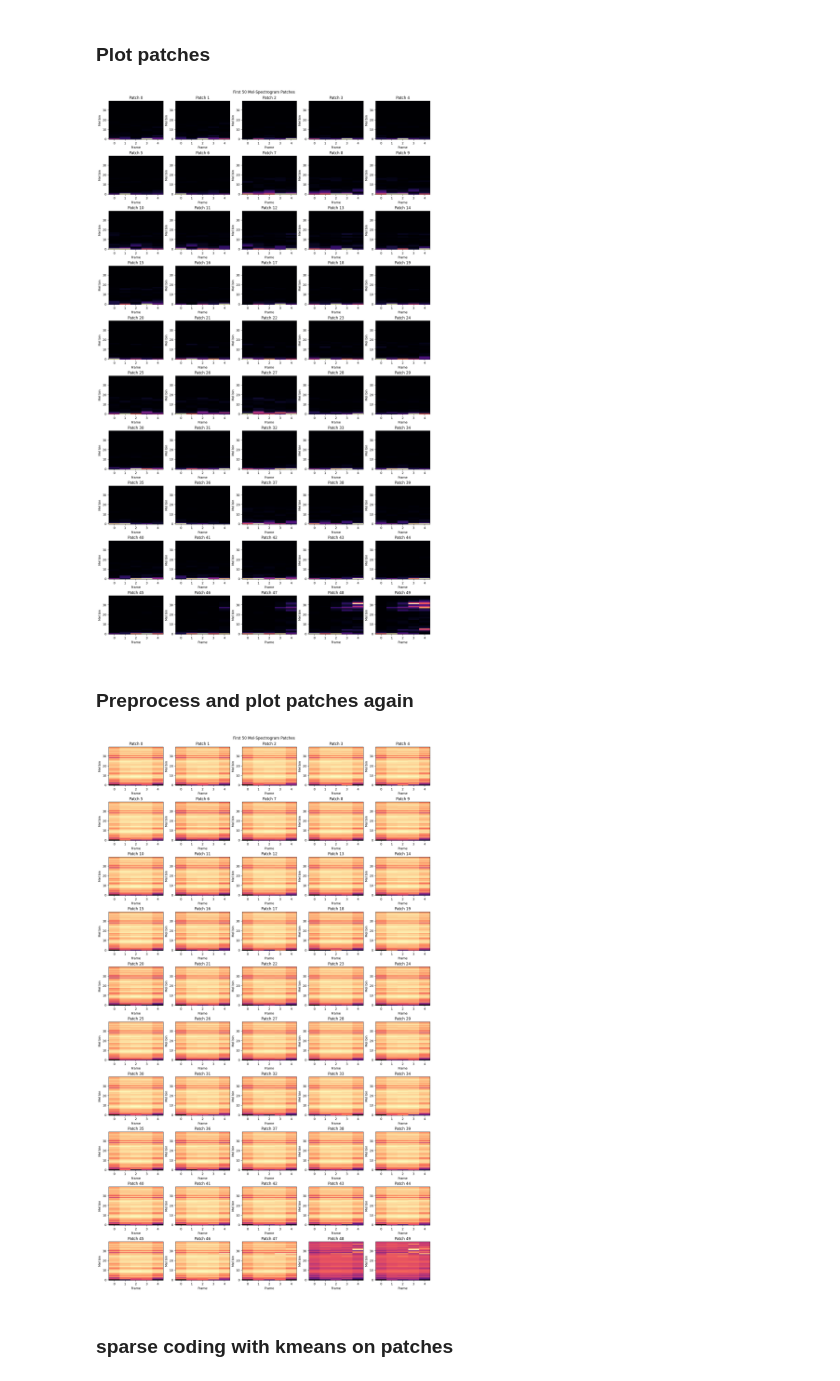
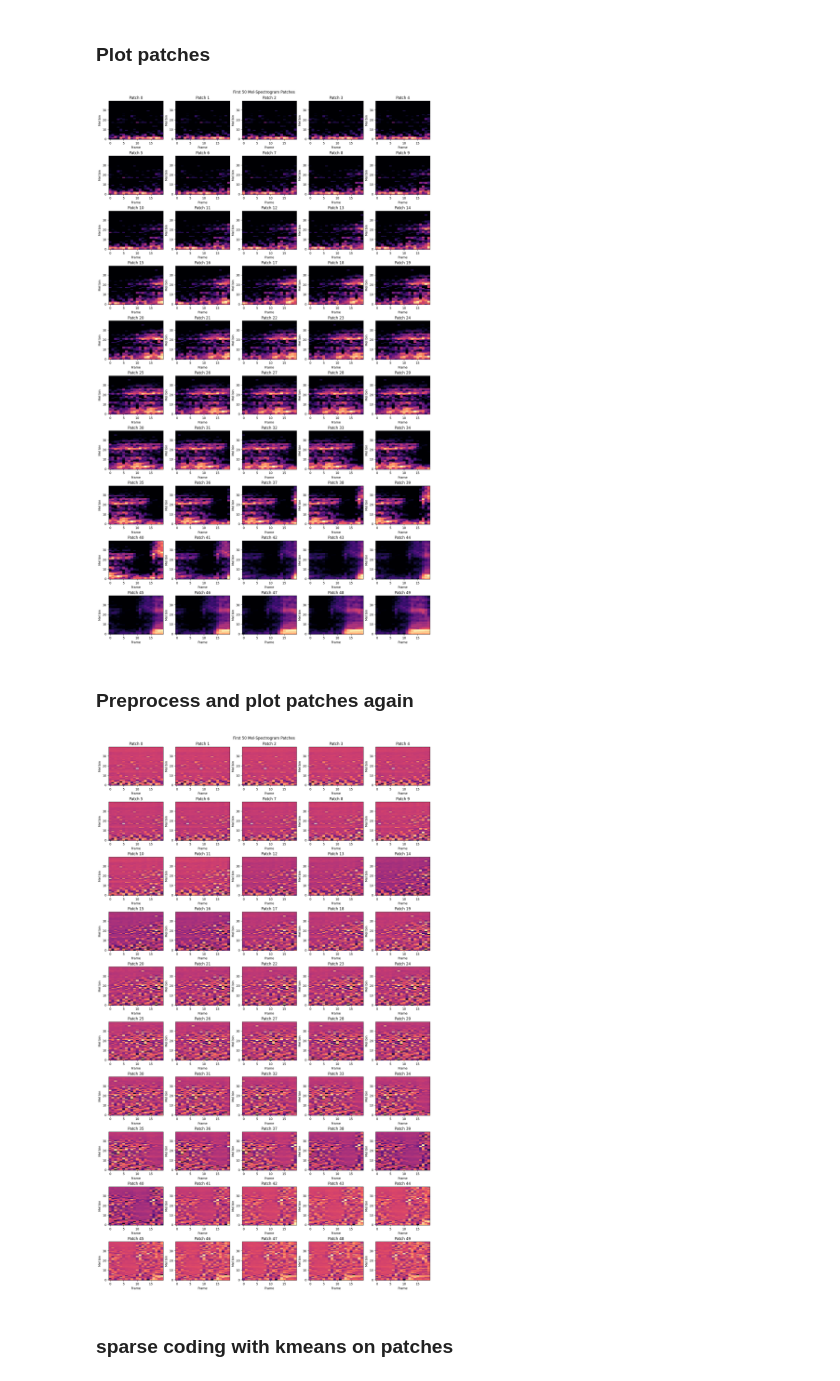
Before and after one commit to zbalkhy/EEC289, a Jupyter notebook: final_project/SMT.ipynb, the cells around one changed output. Drawn from its saved outputs; the diff is of its cells as text; code cells hidden in the pictures.

```diff
--- a/final_project/SMT.ipynb
+++ b/final_project/SMT.ipynb
@@ -92 +92,5 @@ spectral decomp
+# %%
+# Update directory and zip names
+subjects = [251, 422, 652, 777, 1272]
+AUDIO_DIRS = [Path(f"./data/LibriSpeech/dev-clean/{str(subj)}") for subj in subjects]
 # %%
@@ -113,7 +116,7 @@ Error:
 # %% [markdown]
 ### Get mel/mfcc features from each file
 # %%
-audio_files = list_audio_files(AUDIO_DIR)
+audio_files = list_audio_files(AUDIO_DIRS[0])
 out = extract_features_from_files(audio_files)
 
 mels = [clip["mel_spectrogram"] for _, clip in out.items()]
@@ -156,8 +158,8 @@ print(hop_length)
 # %% [markdown]
 ### Patch the mfcc/mel representations
 # %%
-patch_length = 50
-patches, utterance_bounds = patch_multiple_utterances(mels, sr, hop_length, patch_length)
+patch_length = 200
+patches, utterance_bounds = patch_multiple_utterances(log_mels, sr, hop_length, patch_length)
 # %%
 patches.shape
 # %% [output]
@@ -165,17 +167,17 @@ patches.shape
 # %% [markdown]
 ### Plot patches
 # %%
-plot_first_n_mel_patches(patches.reshape(patches.shape[0], 40, 5), n_show=50, cols=5)
+plot_first_n_mel_patches(patches.reshape(patches.shape[0], 40, 20), n_show=50, cols=5)
 # %% [output]
-[figure, old version]
+[figure, new version]
 # %% [markdown]
 ### Preprocess and plot patches again
 # %%
 norm_patches, mean, zcaMatrix = preprocess_patches(patches)
 # %%
-plot_first_n_mel_patches(norm_patches.reshape(norm_patches.shape[0], 40, 5), n_show=50, cols=5)
+plot_first_n_mel_patches(norm_patches.reshape(norm_patches.shape[0], 40, 20), n_show=50, cols=5)
 # %% [output]
-[figure, old version]
+[figure, new version]
 # %% [markdown]
 ### sparse coding with kmeans on patches
 # %%
```
Also changed, not shown: parts of 15 cells of this notebook, 2 other files.
